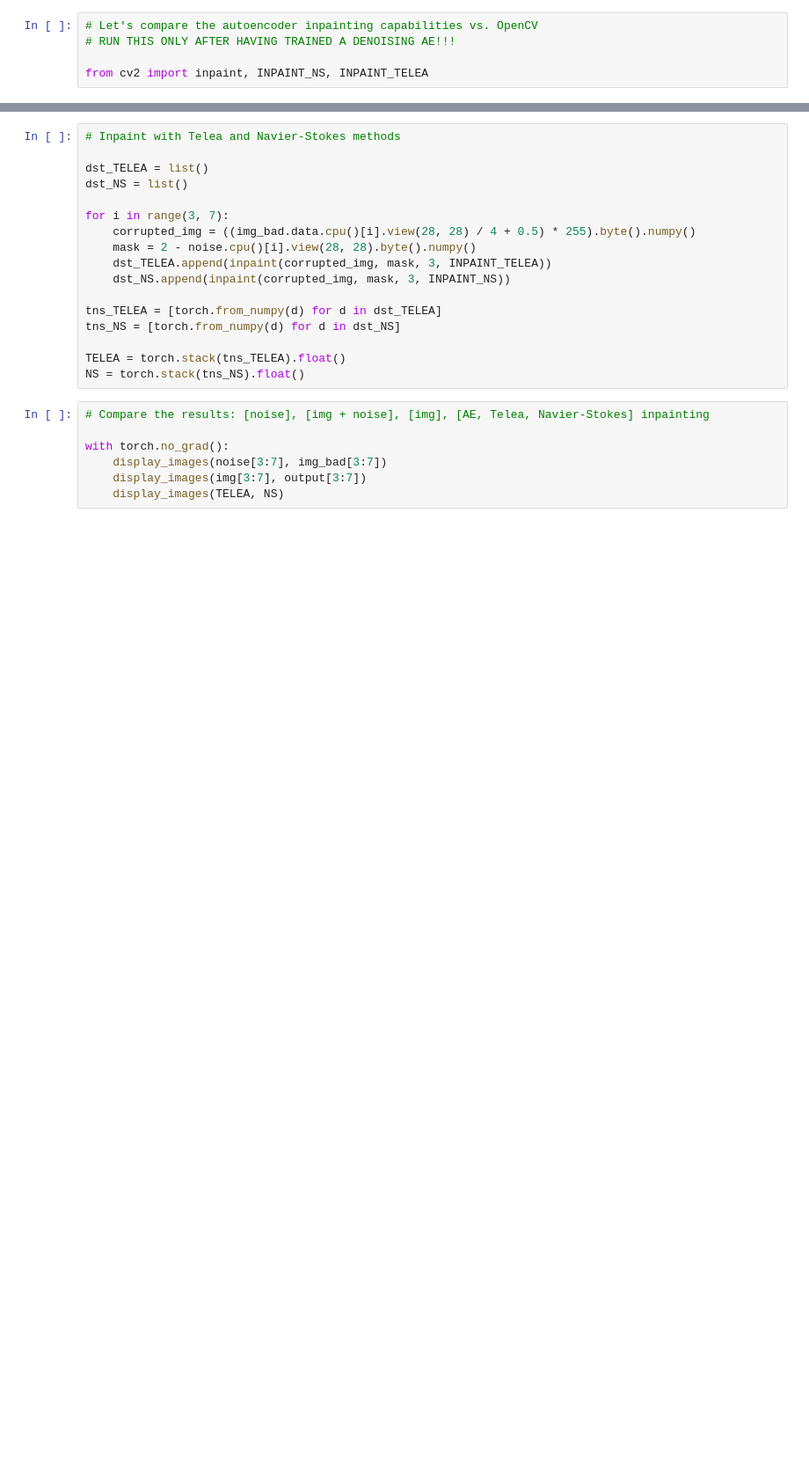
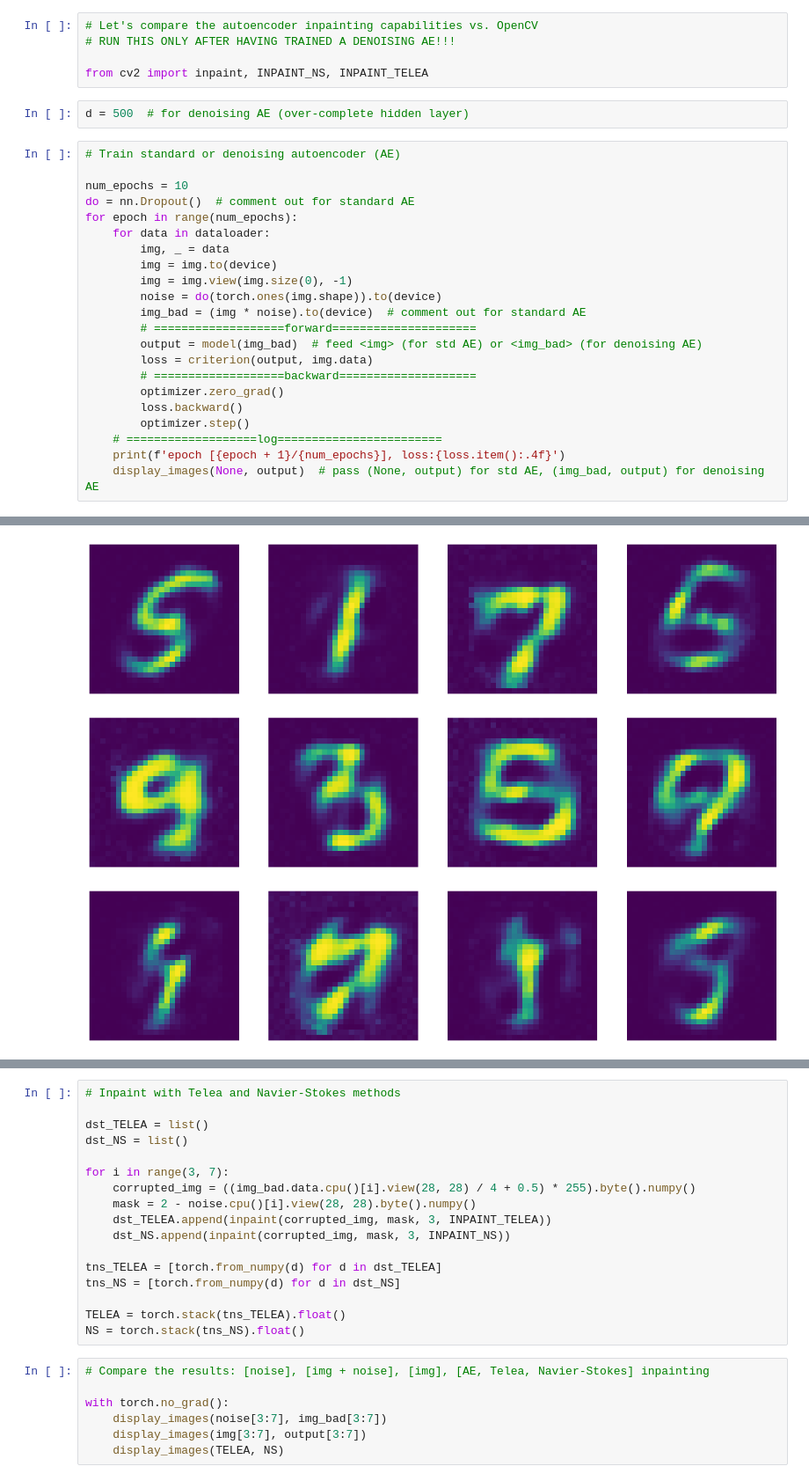
Before and after one commit to jia80H/NYU-DLSP20, a Jupyter notebook: 10-autoencoder.ipynb, the cells around one changed output, grey strips where cells are left out. Shown: that part at 88% size. Saved outputs shown, nothing was run; the diff lists cells and outputs as text; blank space fills up the shorter version.

```diff
--- a/10-autoencoder.ipynb
+++ b/10-autoencoder.ipynb
@@ -117,3 +149,28 @@ display_images(None, model.encoder[0].weight, 5)
 # RUN THIS ONLY AFTER HAVING TRAINED A DENOISING AE!!!
 
 from cv2 import inpaint, INPAINT_NS, INPAINT_TELEA
+# %%
+d = 500  # for denoising AE (over-complete hidden layer)
+# %%
+# Train standard or denoising autoencoder (AE)
+
+num_epochs = 10
+do = nn.Dropout()  # comment out for standard AE
+for epoch in range(num_epochs):
+    for data in dataloader:
+        img, _ = data
+        img = img.to(device)
+        img = img.view(img.size(0), -1)
+        noise = do(torch.ones(img.shape)).to(device)
+        img_bad = (img * noise).to(device)  # comment out for standard AE
+        # ===================forward=====================
+        output = model(img_bad)  # feed <img> (for std AE) or <img_bad> (for denoising AE)
+        loss = criterion(output, img.data)
+        # ===================backward====================
+        optimizer.zero_grad()
+        loss.backward()
+        optimizer.step()
+    # ===================log========================
+    print(f'epoch [{epoch + 1}/{num_epochs}], loss:{loss.item():.4f}')
+    display_images(None, output)  # pass (None, output) for std AE, (img_bad, output) for denoising AE
+# %% [output]
@@ -119,0 +187,3 @@ from cv2 import inpaint, INPAINT_NS, INPAINT_TELEA
+[figure, added]
+[figure, added]
+[figure, added]
```
Also changed, not shown: parts of 7 cells of this notebook.
